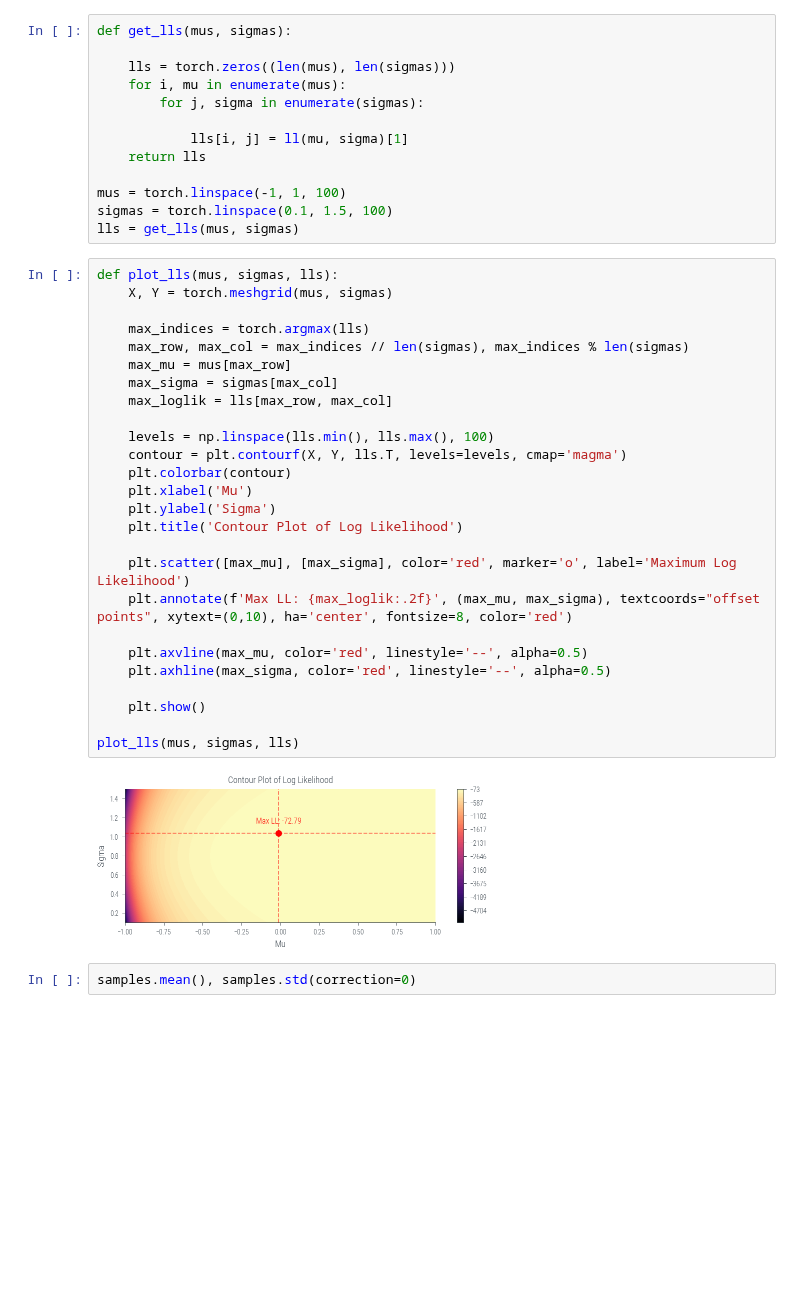
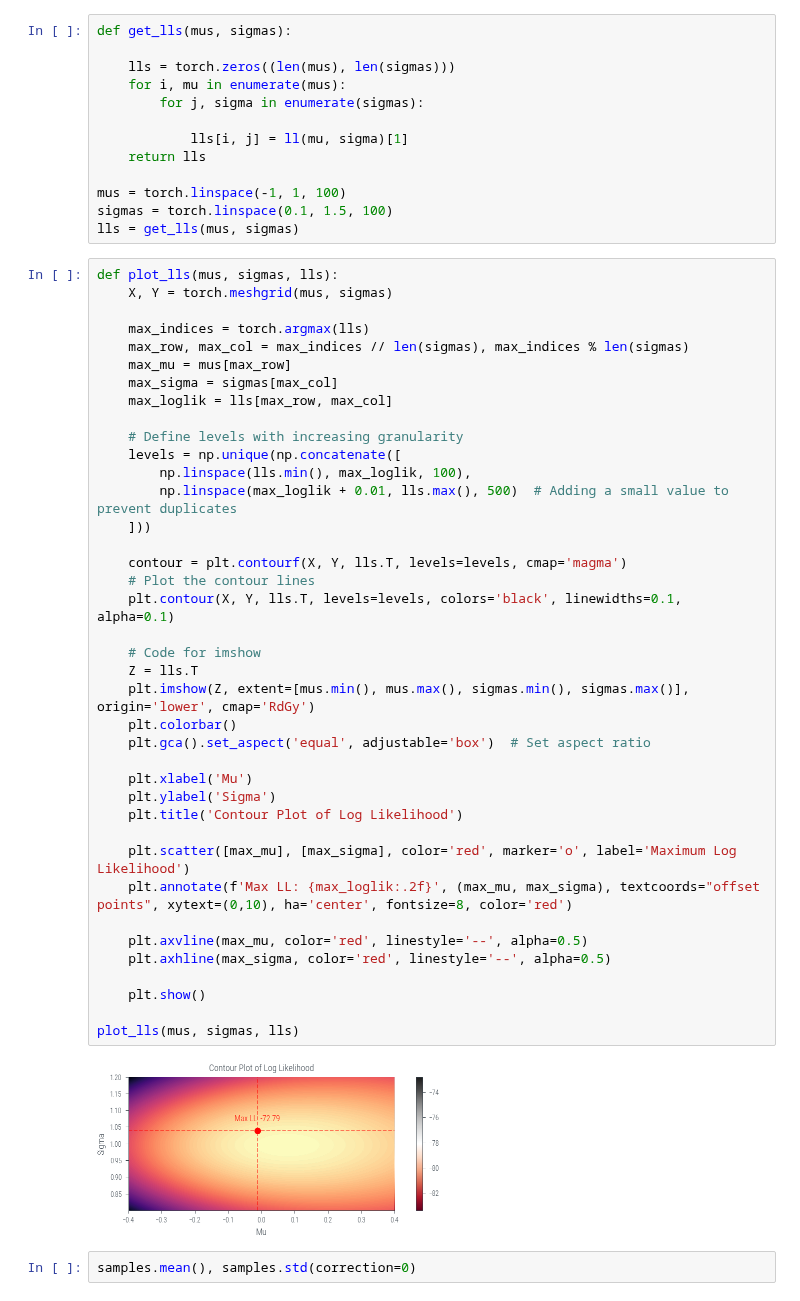
Before and after one commit to nipunbatra/pml-teaching, a Jupyter notebook: notebooks/mle-univariate.ipynb, the cells around one changed output. Cells and saved outputs as stored; diff of their text form; blank space fills up the shorter version.

```diff
--- a/notebooks/mle-univariate.ipynb
+++ b/notebooks/mle-univariate.ipynb
@@ -330,31 +330,44 @@ lls = get_lls(mus, sigmas)
 # %%
 def plot_lls(mus, sigmas, lls):
     X, Y = torch.meshgrid(mus, sigmas)
 
     max_indices = torch.argmax(lls)
     max_row, max_col = max_indices // len(sigmas), max_indices % len(sigmas)
     max_mu = mus[max_row]
     max_sigma = sigmas[max_col]
     max_loglik = lls[max_row, max_col]
 
-    levels = np.linspace(lls.min(), lls.max(), 100)
+    # Define levels with increasing granularity
+    levels = np.unique(np.concatenate([
+        np.linspace(lls.min(), max_loglik, 100),
+        np.linspace(max_loglik + 0.01, lls.max(), 500)  # Adding a small value to prevent duplicates
+    ]))
+
     contour = plt.contourf(X, Y, lls.T, levels=levels, cmap='magma')
-    plt.colorbar(contour)
+    # Plot the contour lines
+    plt.contour(X, Y, lls.T, levels=levels, colors='black', linewidths=0.1, alpha=0.1)
+
+    # Code for imshow
+    Z = lls.T
+    plt.imshow(Z, extent=[mus.min(), mus.max(), sigmas.min(), sigmas.max()], origin='lower', cmap='RdGy')
+    plt.colorbar()
+    plt.gca().set_aspect('equal', adjustable='box')  # Set aspect ratio
+
     plt.xlabel('Mu')
     plt.ylabel('Sigma')
     plt.title('Contour Plot of Log Likelihood')
 
     plt.scatter([max_mu], [max_sigma], color='red', marker='o', label='Maximum Log Likelihood')
     plt.annotate(f'Max LL: {max_loglik:.2f}', (max_mu, max_sigma), textcoords="offset points", xytext=(0,10), ha='center', fontsize=8, color='red')
 
     plt.axvline(max_mu, color='red', linestyle='--', alpha=0.5)
     plt.axhline(max_sigma, color='red', linestyle='--', alpha=0.5)
 
     plt.show()
 
 plot_lls(mus, sigmas, lls)
 # %% [output]
-[figure, old version]
+[figure, new version]
 # %%
 samples.mean(), samples.std(correction=0)
 # %% [output]
```
Also changed, not shown: parts of 1 cell of this notebook, 3 other files.
